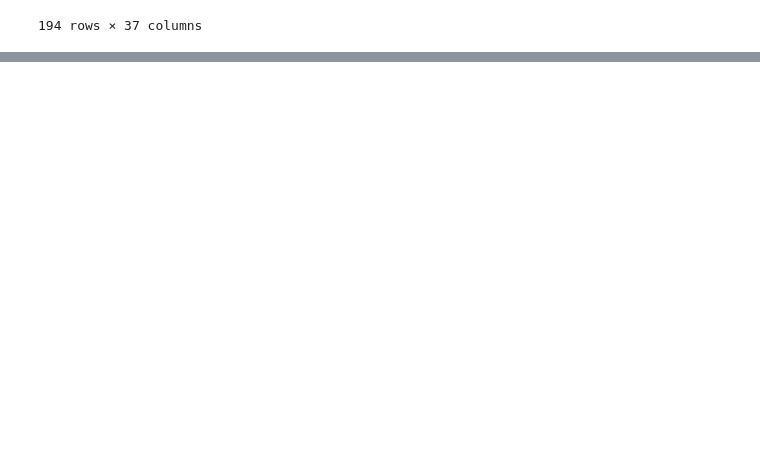
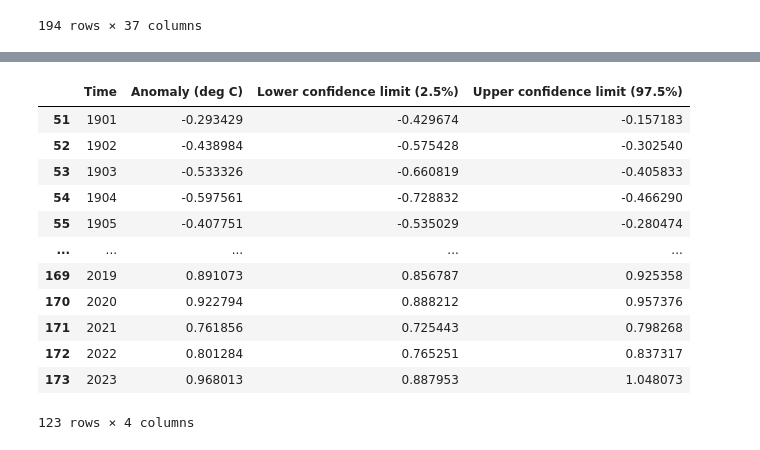
Before and after one commit to gauravpatil123/adv-projects-in-visualization, a Jupyter notebook: notebooks/project_main.ipynb, the cells around one changed output, grey strips where cells are left out. Saved outputs shown, nothing was run; the diff lists cells and outputs as text; code cells hidden in the pictures; blank space fills up the shorter version.

Commit message:
Drafted Historic annual global temp anomaly viz

```diff
--- a/notebooks/project_main.ipynb
+++ b/notebooks/project_main.ipynb
@@ -437,0 +442,2 @@ df_ghg_countries_melt_sorted.to_csv("../data/greenhouse gases/normalized_histori
+# %%
+df_annual_anomaly_temp = pd.read_csv("../data/global temperatutes/HadCRUT.5.0.1.0.analysis.summary_series.global.annual.csv")
@@ -437,0 +467,18 @@ df_ghg_countries_melt_sorted.to_csv("../data/greenhouse gases/normalized_histori
+# %%
+df_annual_anomaly_temp_filtered = df_annual_anomaly_temp[(df_annual_anomaly_temp["Time"] > 1900)]
+# %%
+df_annual_anomaly_temp_filtered
+# %% [output]
+|  | Time | Anomaly (deg C) | Lower confidence limit (2.5%) | Upper confidence limit (97.5%) |
+| 51 | 1901 | -0.293429 | -0.429674 | -0.157183 |
+| 52 | 1902 | -0.438984 | -0.575428 | -0.302540 |
+| 53 | 1903 | -0.533326 | -0.660819 | -0.405833 |
+| 54 | 1904 | -0.597561 | -0.728832 | -0.466290 |
+| 55 | 1905 | -0.407751 | -0.535029 | -0.280474 |
+| ... | ... | ... | ... | ... |
+| 169 | 2019 | 0.891073 | 0.856787 | 0.925358 |
+| 170 | 2020 | 0.922794 | 0.888212 | 0.957376 |
+| 171 | 2021 | 0.761856 | 0.725443 | 0.798268 |
+| 172 | 2022 | 0.801284 | 0.765251 | 0.837317 |
+| 173 | 2023 | 0.968013 | 0.887953 | 1.048073 |
+123 rows × 4 columns
```
Also changed, not shown: parts of 5 cells of this notebook, 5 other files.
